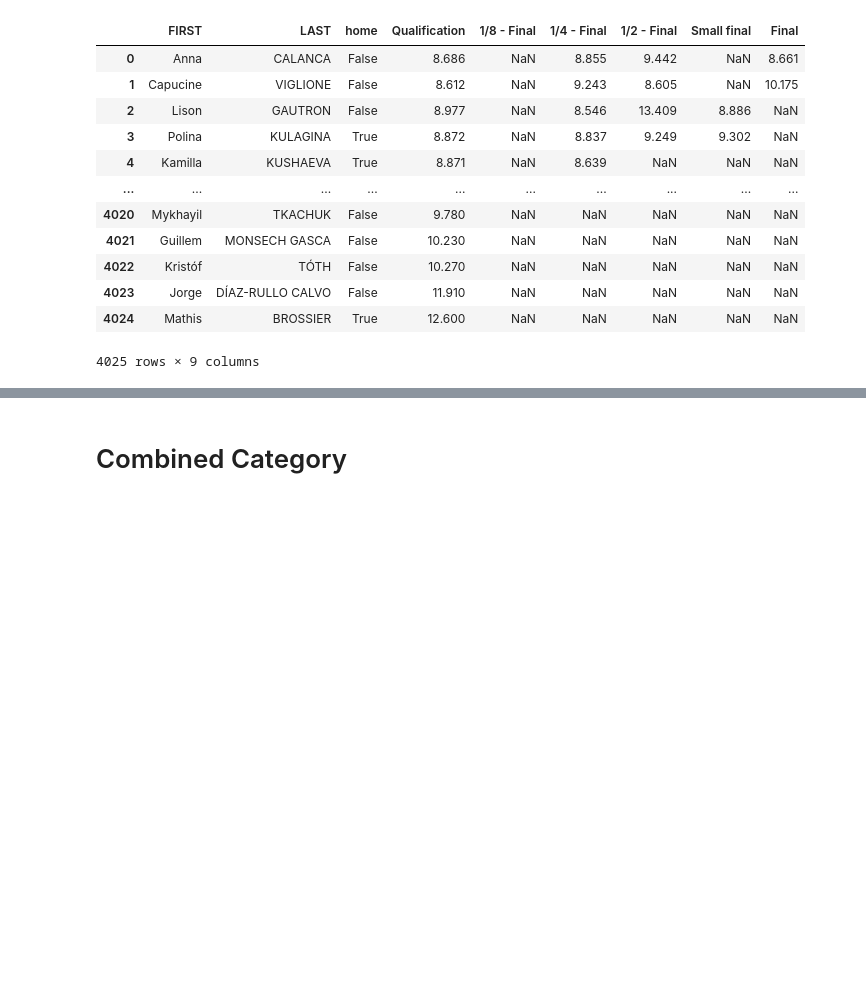
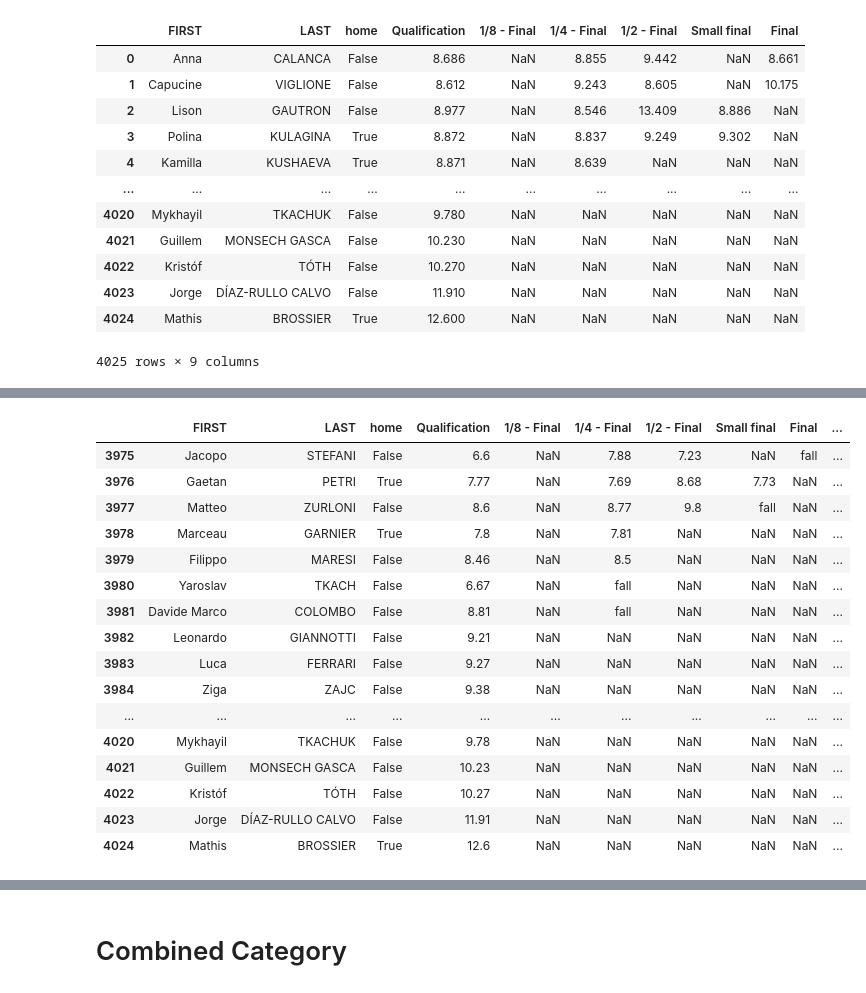
Before and after one commit to chendub/Springboard, a Jupyter notebook: IFSC/data_wrangling.ipynb, the cells around one changed output, grey strips where cells are left out. Drawn from its saved outputs; the diff is of its cells as text; code cells hidden in the pictures; blank space fills up the shorter version.

```diff
--- a/IFSC/data_wrangling.ipynb
+++ b/IFSC/data_wrangling.ipynb
@@ -768,8 +770,10 @@ ra_speed.duplicated(subset=['FIRST', 'LAST']).sum()
 # %% [markdown]
 234 athletes have both home and away entries.
 # %%
-# skip for now
-sa_speed = speed[['FIRST', 'LAST', 'home', 'Qualification', '1/8 - Final', '1/4 - Final', '1/2 - Final', 'Small final', 'Final']]
+# make a new dataframe that averages the times of athletes in each rounds
+
+# slicing out the columns of interest
+sa_speed = speed.loc[:,['FIRST', 'LAST', 'home', 'Qualification', '1/8 - Final', '1/4 - Final', '1/2 - Final', 'Small final', 'Final']]
 sa_speed
 # %% [output]
 |  | FIRST | LAST | home | Qualification | 1/8 - Final | 1/4 - Final | 1/2 - Final | Small final | Final |
@@ -785,3 +789,12 @@ sa_speed
 | 4023 | Jorge | DÍAZ-RULLO CALVO | False | 11.910 | NaN | NaN | NaN | NaN | NaN |
 | 4024 | Mathis | BROSSIER | True | 12.600 | NaN | NaN | NaN | NaN | NaN |
 4025 rows × 9 columns
+# %%
+# changeing data type to numeric values
+rounds = ['Qualification', '1/8 - Final', '1/4 - Final', '1/2 - Final', 'Small final', 'Final']
+
+for _round in rounds:
+
+    sa_speed[_round] = pd.to_numeric(sa_speed[_round], errors='coerce')
+
+sa_speed
@@ -787,0 +834,4 @@ sa_speed
+# %%
+# averaging the scores from each round
+sa_speed['average speed'] = sa_speed.loc[:, 'Qualification': 'Final'].mean(axis=1)
+sa_speed
@@ -787,0 +854,4 @@ sa_speed
+# %%
+# adding the non numeric values back from the original dataframe
+sa_speed.fillna(speed.loc[:, 'Qualification': 'Final'], inplace=True)
+sa_speed
@@ -787,0 +872,24 @@ sa_speed
+# %%
+# counting occurance of 'fall' and 'false start'
+
+sa_speed['fall'] = sa_speed.apply(lambda x: x.str.contains('fall').sum(), axis=1)
+sa_speed['false start'] = sa_speed.apply(lambda x: x.str.contains('false start').sum(), axis=1)
+sa_speed.tail(50)
+# %% [output]
+|  | FIRST | LAST | home | Qualification | 1/8 - Final | 1/4 - Final | 1/2 - Final | Small final | Final | ... |
+| 3975 | Jacopo | STEFANI | False | 6.6 | NaN | 7.88 | 7.23 | NaN | fall | ... |
+| 3976 | Gaetan | PETRI | True | 7.77 | NaN | 7.69 | 8.68 | 7.73 | NaN | ... |
+| 3977 | Matteo | ZURLONI | False | 8.6 | NaN | 8.77 | 9.8 | fall | NaN | ... |
+| 3978 | Marceau | GARNIER | True | 7.8 | NaN | 7.81 | NaN | NaN | NaN | ... |
+| 3979 | Filippo | MARESI | False | 8.46 | NaN | 8.5 | NaN | NaN | NaN | ... |
+| 3980 | Yaroslav | TKACH | False | 6.67 | NaN | fall | NaN | NaN | NaN | ... |
+| 3981 | Davide Marco | COLOMBO | False | 8.81 | NaN | fall | NaN | NaN | NaN | ... |
+| 3982 | Leonardo | GIANNOTTI | False | 9.21 | NaN | NaN | NaN | NaN | NaN | ... |
+| 3983 | Luca | FERRARI | False | 9.27 | NaN | NaN | NaN | NaN | NaN | ... |
+| 3984 | Ziga | ZAJC | False | 9.38 | NaN | NaN | NaN | NaN | NaN | ... |
+| ... | ... | ... | ... | ... | ... | ... | ... | ... | ... | ... |
+| 4020 | Mykhayil | TKACHUK | False | 9.78 | NaN | NaN | NaN | NaN | NaN | ... |
+| 4021 | Guillem | MONSECH GASCA | False | 10.23 | NaN | NaN | NaN | NaN | NaN | ... |
+| 4022 | Kristóf | TÓTH | False | 10.27 | NaN | NaN | NaN | NaN | NaN | ... |
+| 4023 | Jorge | DÍAZ-RULLO CALVO | False | 11.91 | NaN | NaN | NaN | NaN | NaN | ... |
+| 4024 | Mathis | BROSSIER | True | 12.6 | NaN | NaN | NaN | NaN | NaN | ... |
```
Also changed, not shown: parts of 36 cells of this notebook.
